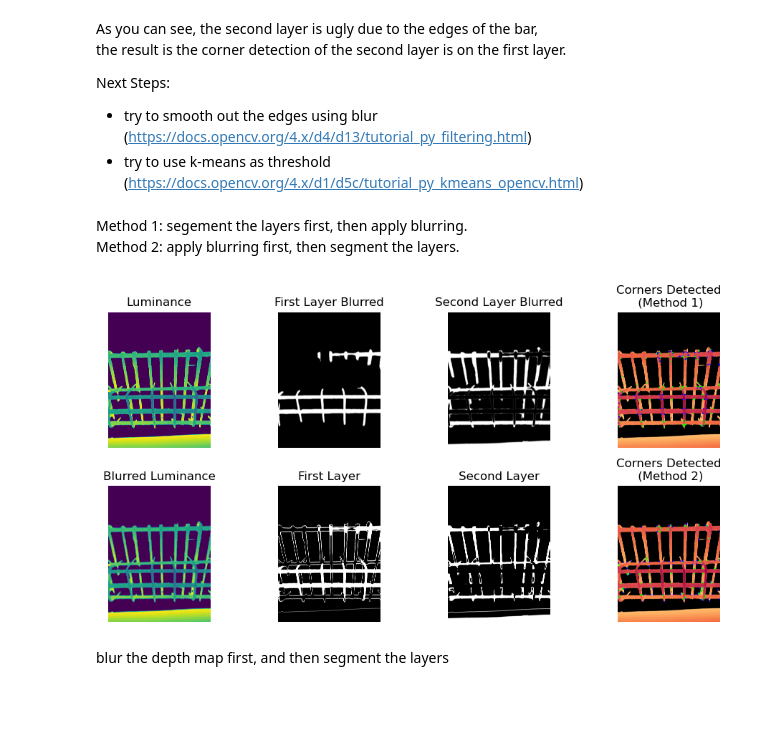
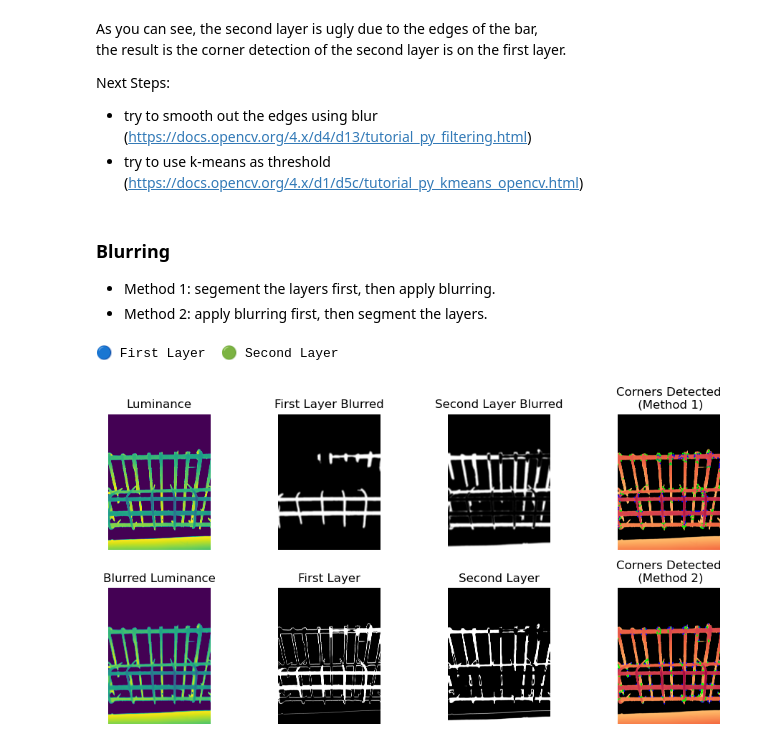
Before and after one commit to HsiaoHungKai/Depth_Models, a Jupyter notebook: corner_detection.ipynb, the cells around one changed output. Drawn from its saved outputs; the diff is of its cells as text; code cells hidden in the pictures; blank space fills up the shorter version.

```diff
--- a/corner_detection.ipynb
+++ b/corner_detection.ipynb
@@ -41,6 +43,4 @@ plt.show()
 # %%
-# Replace your current find_corners function with this improved version
-
 def find_corners(corner_image, display_image, maxCorners=100, qualityLevel=0.01, minDistance=10, blockSize=50, circle_radius=20, circle_color=(255, 0, 0)):
     # Detect corners in the corner detection image
     corners = cv.goodFeaturesToTrack(
@@ -55,7 +55,7 @@ def find_corners(corner_image, display_image, maxCorners=100, qualityLevel=0.01,
     result_image = display_image.copy()
 
     if corners is not None:
-        corners = np.int0(corners)
+        corners = np.intp(corners)
 
         # Draw circles around detected corners
         for corner in corners:
@@ -176,8 +175,9 @@ def apply_blurring(image, kernel_size: tuple):
     blurred_image = cv.filter2D(image, -1, kernel)
     return blurred_image
 # %% [markdown]
-Method 1: segement the layers first, then apply blurring.
-Method 2: apply blurring first, then segment the layers.
+### Blurring
+- Method 1: segement the layers first, then apply blurring.
+- Method 2: apply blurring first, then segment the layers.
 # %%
 # Method 1
 first_layer_range = (luminance >= 25) & (luminance < 125)
@@ -185,14 +185,14 @@ first_layer = first_layer_range.astype(np.uint8) * 255
 second_layer_range = (luminance >= 125) & (luminance < 175)
 second_layer = second_layer_range.astype(np.uint8) * 255
 
-first_layer_blurred = apply_blurring(first_layer, (25, 25))
-second_layer_blurred = apply_blurring(second_layer, (25, 25))
+first_layer_blurred = apply_blurring(first_layer, (50, 50))
+second_layer_blurred = apply_blurring(second_layer, (50, 50))
 
-method1 = find_corners(first_layer_blurred, depth_map_masked, circle_color=(0, 0, 255))
-method1 = find_corners(second_layer_blurred, method1, circle_color=(0, 255, 0))
+method1 = find_corners(first_layer_blurred, depth_map_masked, maxCorners=200, circle_color=(0, 0, 255))
+method1 = find_corners(second_layer_blurred, method1, maxCorners=200, circle_color=(0, 255, 0))
 
 plt.figure(figsize=(10, 5))
-print('Corners Detected\n🔵 First Layer  🟢 Second Layer')
+print('🔵 First Layer  🟢 Second Layer')
 
 # Display Method 1
 plt.subplot(2, 4, 1)
@@ -221,35 +221,34 @@ depth_map_blurred = cv.bitwise_and(depth_map_blurred, depth_map_blurred, mask=th
 
 first_layer_range = (depth_map_blurred >= 25) & (depth_map_blurred < 125)
 first_layer = first_layer_range.astype(np.uint8) * 255
 second_layer_range = (depth_map_blurred >= 125) & (depth_map_blurred < 175)
 second_layer = second_layer_range.astype(np.uint8) * 255
 
-method2 = find_corners(first_layer, depth_map_masked, circle_color=(0, 0, 255))
-method2 = find_corners(second_layer, method2, circle_color=(0, 255, 0))
+method2 = find_corners(first_layer, depth_map_masked, maxCorners=200, circle_color=(0, 0, 255))
+method2 = find_corners(second_layer, method2, maxCorners=200, circle_color=(0, 255, 0))
 
 plt.subplot(2, 4, 5)
 plt.imshow(depth_map_blurred)
 plt.title('Blurred Luminance')
 plt.axis('off')
 
 plt.subplot(2, 4, 6)
 plt.imshow(first_layer, cmap='gray')
 plt.title('First Layer')
 plt.axis('off')
 
 plt.subplot(2, 4, 7)
 plt.imshow(second_layer, cmap='gray')
 plt.title('Second Layer')
 plt.axis('off')
 
 plt.subplot(2, 4, 8)
 plt.imshow(method2)
 plt.title('Corners Detected\n (Method 2)')
 plt.axis('off')
 
 plt.tight_layout()
 plt.show()
 # %% [output]
+🔵 First Layer  🟢 Second Layer
-[figure, old version]
+[figure, new version]
-# %% [markdown]
-blur the depth map first, and then segment the layers
```
Also changed, not shown: parts of 20 cells of this notebook.
